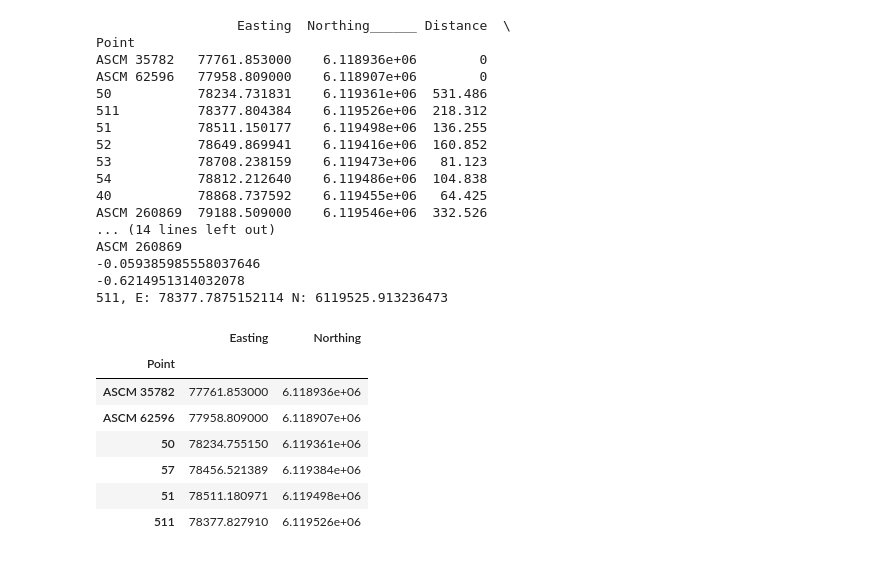
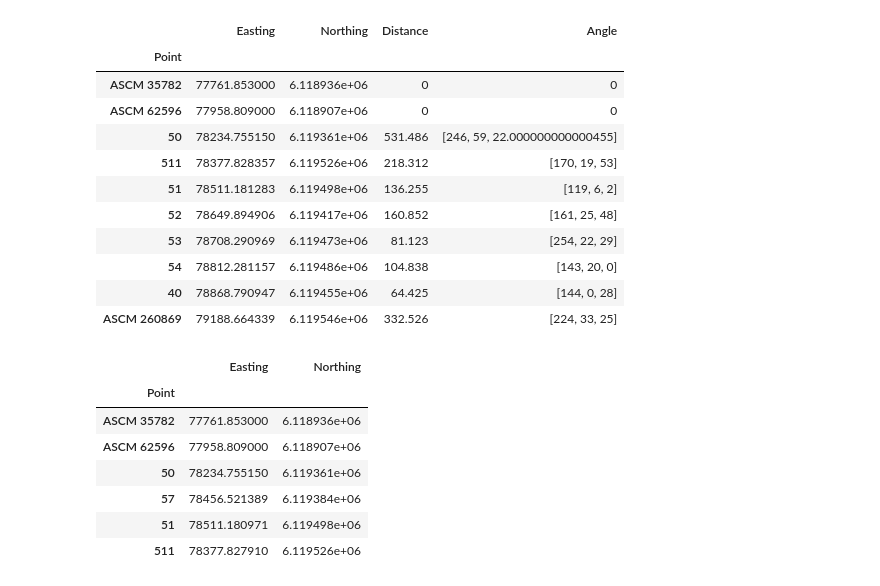
Before and after one commit to jnaess/ENGO455_SurveyTraverse, a Jupyter notebook: Traverse.ipynb, the cells around one changed output. Saved outputs shown, nothing was run; the diff lists cells and outputs as text; code cells hidden in the pictures.

```diff
--- a/Traverse.ipynb
+++ b/Traverse.ipynb
@@ -283,52 +290,47 @@ df = trav1.print_points()
 trav1.add_point(angle = [119,6,2], distance = 136.255, name = '51')
 
 #52
 trav1.add_point(angle = [161,25,48], distance = 160.852, name = '52')
 
 #53
 trav1.add_point(angle = [254,22,29], distance = 81.123, name = '53')
 
 #54
 trav1.add_point(angle = [143,20,0], distance = 104.838, name = '54')
 
 #40
 trav1.add_point(angle = [144,0,28], distance = 64.425, name = '40')
 
 #ASCM 260869
 trav1.add_point(angle = [224,33,25], distance = 332.526, name = 'ASCM 260869')
 
-print(trav.print_points())
+#print(trav.print_points())
 
 C137364 = Point(N = 6118844.349, E = 79177.981, name = "ASCM 137364")
 C260869 = Point(N = 6119546.073, E = 79188.509, name = "ASCM 260869")
 
 trav1.calc_angle_misclosure(C260869, C137364)
 trav1.apply_angle_misclosure()
 
 trav1.calc_linear_misclosure(C260869)
 trav1.apply_linear_miscolsure()
 
 trav1.print_points()
 
-trav1.pointList[3].output()
+#trav1.pointList[3].output()
 # %% [output]
-                  Easting  Northing______ Distance  \
-Point
-ASCM 35782   77761.853000    6.118936e+06        0
-ASCM 62596   77958.809000    6.118907e+06        0
-50           78234.731831    6.119361e+06  531.486
-511          78377.804384    6.119526e+06  218.312
-51           78511.150177    6.119498e+06  136.255
-52           78649.869941    6.119416e+06  160.852
-53           78708.238159    6.119473e+06   81.123
-54           78812.212640    6.119486e+06  104.838
-40           78868.737592    6.119455e+06   64.425
-ASCM 260869  79188.509000    6.119546e+06  332.526
-... (14 lines left out)
-ASCM 260869
--0.059385985558037646
--0.6214951314032078
-511, E: 78377.7875152114 N: 6119525.913236473
+|  | Easting | Northing | Distance | Angle |
+| Point |  |  |  |  |
+| ASCM 35782 | 77761.853000 | 6.118936e+06 | 0 | 0 |
+| ASCM 62596 | 77958.809000 | 6.118907e+06 | 0 | 0 |
+| 50 | 78234.755150 | 6.119361e+06 | 531.486 | [246, 59, 22.000000000000455] |
+| 511 | 78377.828357 | 6.119526e+06 | 218.312 | [170, 19, 53] |
+| 51 | 78511.181283 | 6.119498e+06 | 136.255 | [119, 6, 2] |
+| 52 | 78649.894906 | 6.119417e+06 | 160.852 | [161, 25, 48] |
+| 53 | 78708.290969 | 6.119473e+06 | 81.123 | [254, 22, 29] |
+| 54 | 78812.281157 | 6.119486e+06 | 104.838 | [143, 20, 0] |
+| 40 | 78868.790947 | 6.119455e+06 | 64.425 | [144, 0, 28] |
+| ASCM 260869 | 79188.664339 | 6.119546e+06 | 332.526 | [224, 33, 25] |
 # %%
 #50
 trav = Traverse(C35782, C62596, [246,59,22], 531.486)
```
Also changed, not shown: parts of 6 cells of this notebook.
